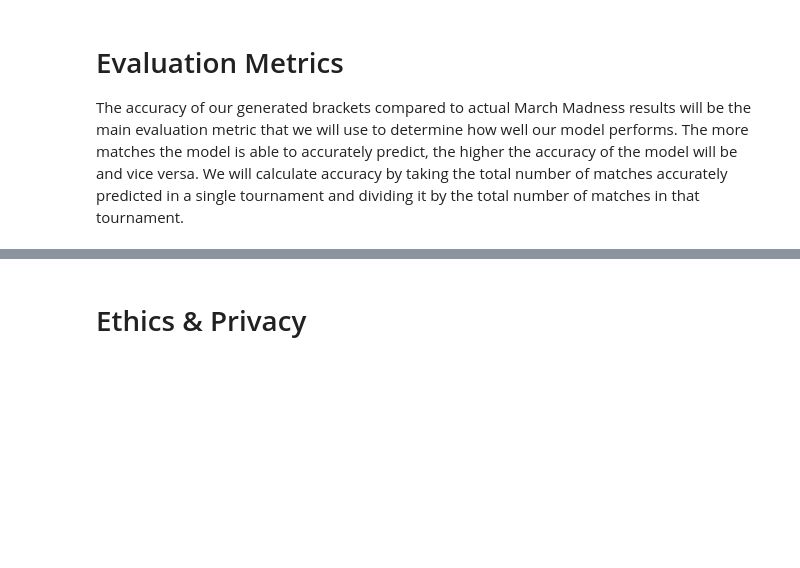
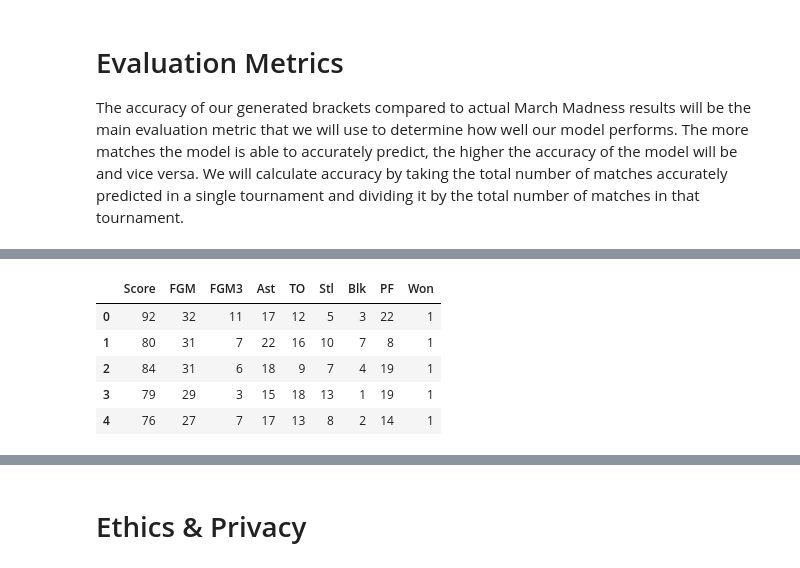
Before and after one commit to COGS118A/Group006-Sp22, a Jupyter notebook: Checkpoint_group006.ipynb, the cells around one changed output, grey strips where cells are left out. Drawn from its saved outputs; the diff is of its cells as text; code cells hidden in the pictures; blank space fills up the shorter version.

```diff
--- a/Checkpoint_group006.ipynb
+++ b/Checkpoint_group006.ipynb
@@ -372,6 +356,8 @@ Examples would include:
 # %%
-# run models
 from sklearn.linear_model import LogisticRegression
 from sklearn.model_selection import train_test_split
+from sklearn.metrics import confusion_matrix
 
-clf = LogisticRegression(n_jobs = -1)
+pd.set_option('display.max_columns', None)
+# %%
+data = pd.read_csv(file_path + 'MNCAATourneyDetailedResults.csv')
@@ -377,0 +373,24 @@ clf = LogisticRegression(n_jobs = -1)
+# %%
+wins_data = data[['WScore', 'WFGM', 'WFGM3', 'WAst', 'WTO', 'WStl', 'WBlk', 'WPF']]
+wins_data.rename(columns = {'WScore':'Score',
+                            'WFGM':'FGM',
+                            'WFGM3':'FGM3',
+                            'WAst':'Ast',
+                            'WTO':'TO',
+                            'WStl':'Stl',
+                            'WBlk':'Blk',
+                            'WPF':'PF'
+                           }, inplace = True)
+wins_data['Won'] = 1
+
+losses_data = data[['LScore', 'LFGM', 'LFGM3', 'LAst', 'LTO', 'LStl', 'LBlk', 'LPF']]
+losses_data.rename(columns = {'LScore':'Score',
+                            'LFGM':'FGM',
+                            'LFGM3':'FGM3',
+                            'LAst':'Ast',
+                            'LTO':'TO',
+                            'LStl':'Stl',
+                            'LBlk':'Blk',
+                            'LPF':'PF'
+                           }, inplace = True)
+losses_data['Won'] = 0
@@ -377,0 +416,11 @@ clf = LogisticRegression(n_jobs = -1)
+# %%
+df = pd.concat([wins_data, losses_data])
+# %%
+df.head()
+# %% [output]
+|  | Score | FGM | FGM3 | Ast | TO | Stl | Blk | PF | Won |
+| 0 | 92 | 32 | 11 | 17 | 12 | 5 | 3 | 22 | 1 |
+| 1 | 80 | 31 | 7 | 22 | 16 | 10 | 7 | 8 | 1 |
+| 2 | 84 | 31 | 6 | 18 | 9 | 7 | 4 | 19 | 1 |
+| 3 | 79 | 29 | 3 | 15 | 18 | 13 | 1 | 19 | 1 |
+| 4 | 76 | 27 | 7 | 17 | 13 | 8 | 2 | 14 | 1 |
```
Also changed, not shown: parts of 17 cells of this notebook.
